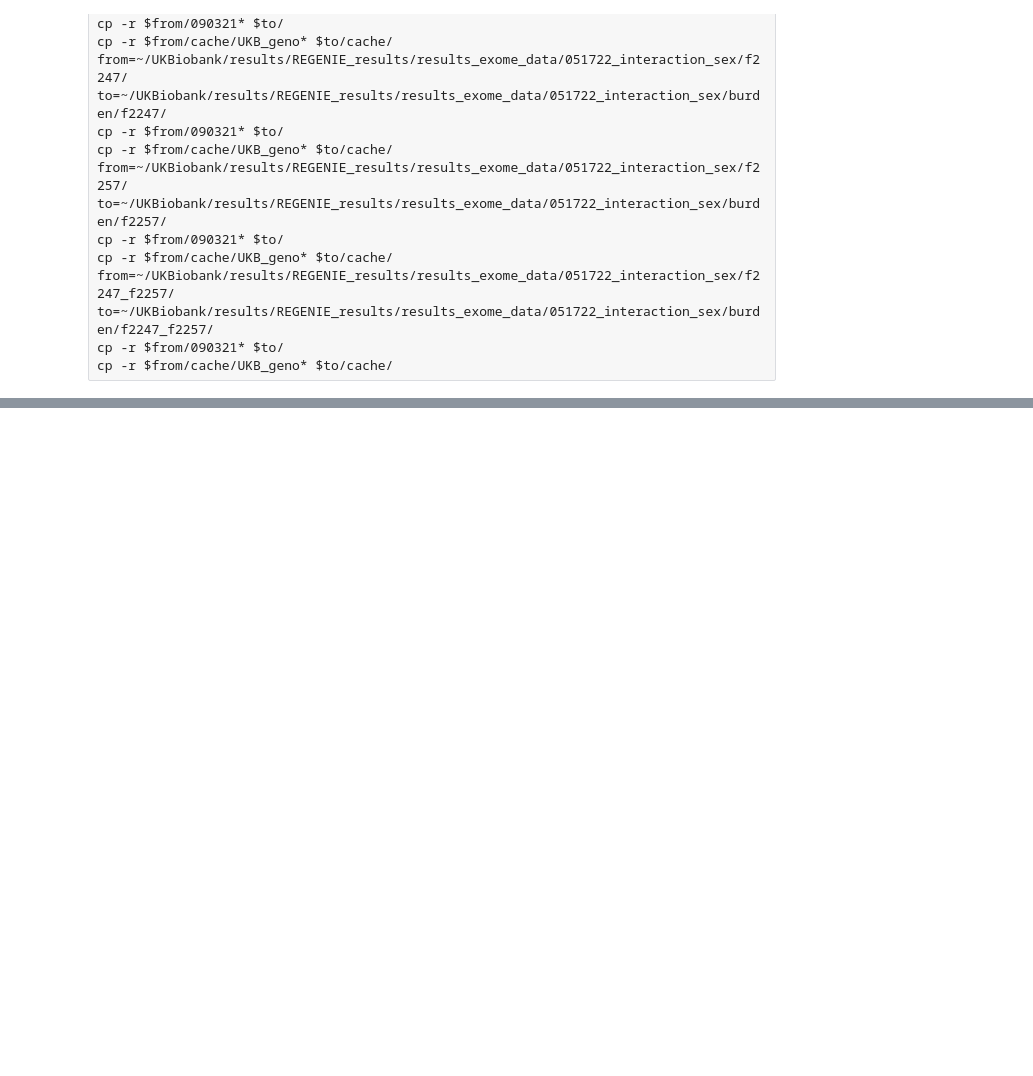
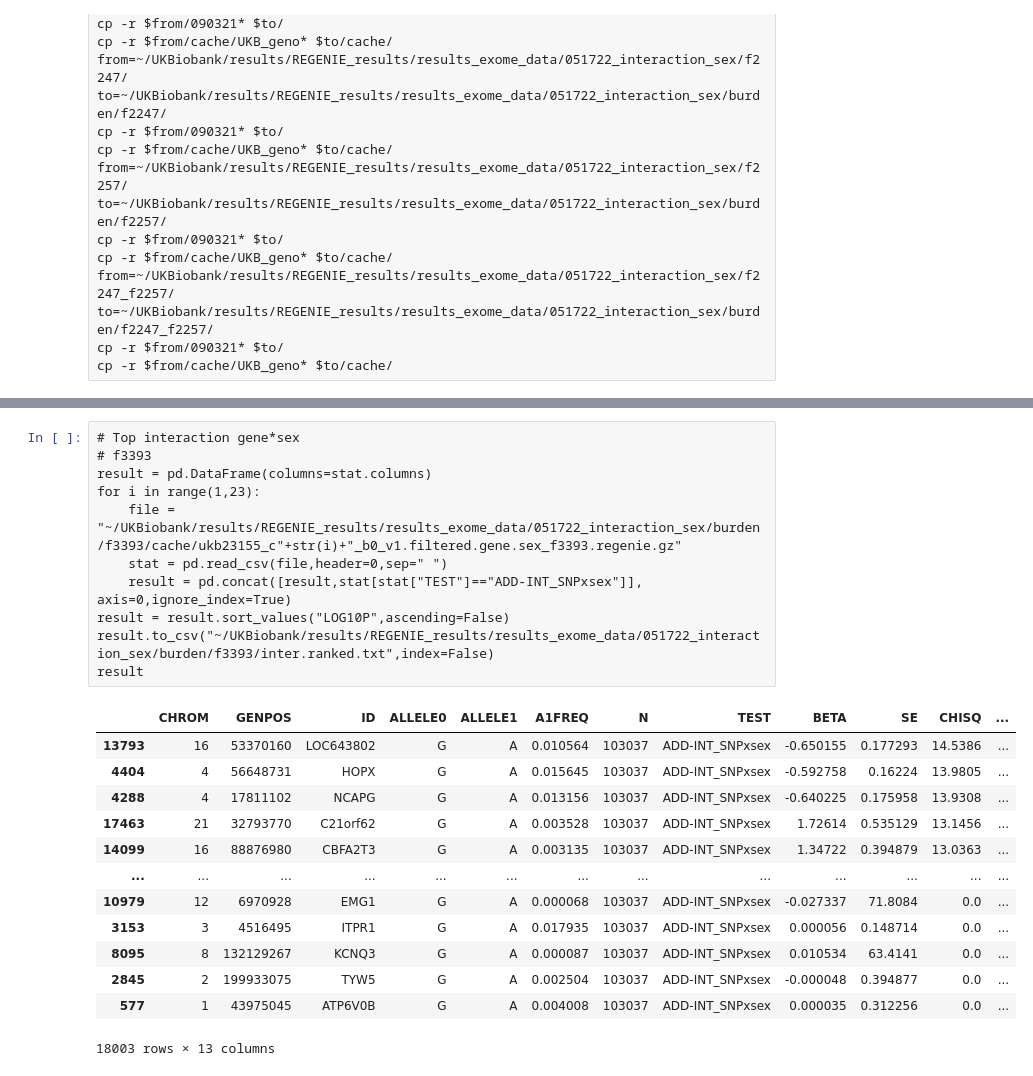
Before and after one commit to statgenetics/UKBB_GWAS_dev, a Jupyter notebook: workflow/051822_ARHI_sex_interaction.ipynb, the cells around one changed output, grey strips where cells are left out. Cells and saved outputs as stored; diff of their text form; blank space fills up the shorter version.

```diff
--- a/workflow/051822_ARHI_sex_interaction.ipynb
+++ b/workflow/051822_ARHI_sex_interaction.ipynb
@@ -788,0 +812,25 @@ cp -r $from/cache/UKB_geno* $to/cache/
+# %%
+# Top interaction gene*sex
+# f3393
+result = pd.DataFrame(columns=stat.columns)
+for i in range(1,23):
+    file = "~/UKBiobank/results/REGENIE_results/results_exome_data/051722_interaction_sex/burden/f3393/cache/ukb23155_c"+str(i)+"_b0_v1.filtered.gene.sex_f3393.regenie.gz"
+    stat = pd.read_csv(file,header=0,sep=" ")
+    result = pd.concat([result,stat[stat["TEST"]=="ADD-INT_SNPxsex"]], axis=0,ignore_index=True)
+result = result.sort_values("LOG10P",ascending=False)
+result.to_csv("~/UKBiobank/results/REGENIE_results/results_exome_data/051722_interaction_sex/burden/f3393/inter.ranked.txt",index=False)
+result
+# %% [output]
+|  | CHROM | GENPOS | ID | ALLELE0 | ALLELE1 | A1FREQ | N | TEST | BETA | SE | CHISQ | ... |
+| 13793 | 16 | 53370160 | LOC643802 | G | A | 0.010564 | 103037 | ADD-INT_SNPxsex | -0.650155 | 0.177293 | 14.5386 | ... |
+| 4404 | 4 | 56648731 | HOPX | G | A | 0.015645 | 103037 | ADD-INT_SNPxsex | -0.592758 | 0.16224 | 13.9805 | ... |
+| 4288 | 4 | 17811102 | NCAPG | G | A | 0.013156 | 103037 | ADD-INT_SNPxsex | -0.640225 | 0.175958 | 13.9308 | ... |
+| 17463 | 21 | 32793770 | C21orf62 | G | A | 0.003528 | 103037 | ADD-INT_SNPxsex | 1.72614 | 0.535129 | 13.1456 | ... |
+| 14099 | 16 | 88876980 | CBFA2T3 | G | A | 0.003135 | 103037 | ADD-INT_SNPxsex | 1.34722 | 0.394879 | 13.0363 | ... |
+| ... | ... | ... | ... | ... | ... | ... | ... | ... | ... | ... | ... | ... |
+| 10979 | 12 | 6970928 | EMG1 | G | A | 0.000068 | 103037 | ADD-INT_SNPxsex | -0.027337 | 71.8084 | 0.0 | ... |
+| 3153 | 3 | 4516495 | ITPR1 | G | A | 0.017935 | 103037 | ADD-INT_SNPxsex | 0.000056 | 0.148714 | 0.0 | ... |
+| 8095 | 8 | 132129267 | KCNQ3 | G | A | 0.000087 | 103037 | ADD-INT_SNPxsex | 0.010534 | 63.4141 | 0.0 | ... |
+| 2845 | 2 | 199933075 | TYW5 | G | A | 0.002504 | 103037 | ADD-INT_SNPxsex | -0.000048 | 0.394877 | 0.0 | ... |
+| 577 | 1 | 43975045 | ATP6V0B | G | A | 0.004008 | 103037 | ADD-INT_SNPxsex | 0.000035 | 0.312256 | 0.0 | ... |
+18003 rows × 13 columns
```
Also changed, not shown: parts of 17 cells of this notebook, 1 other file.
